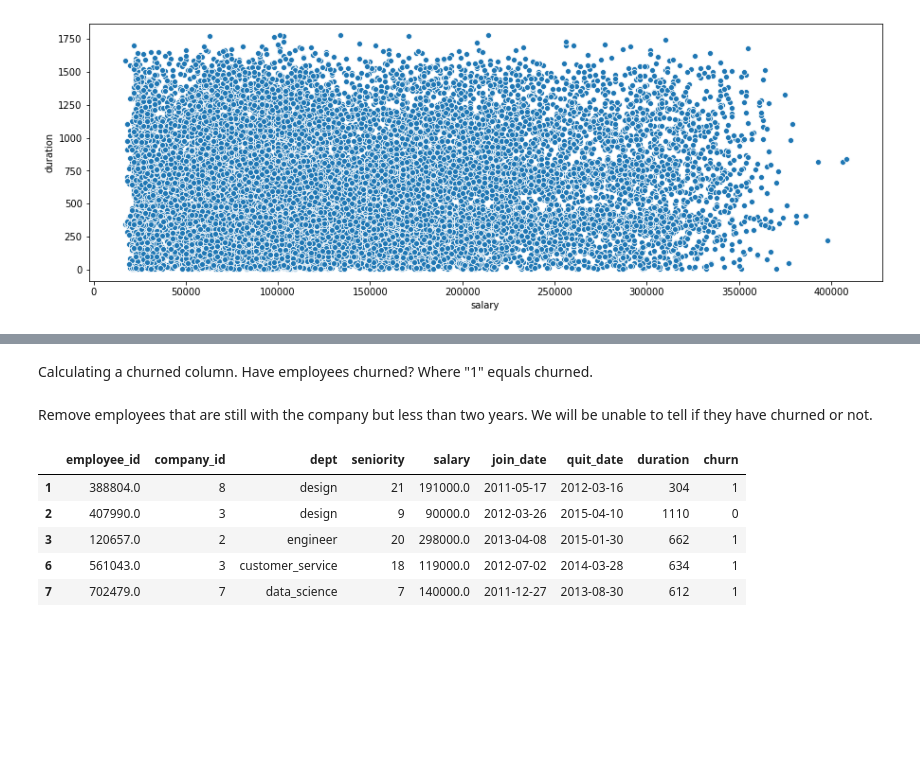
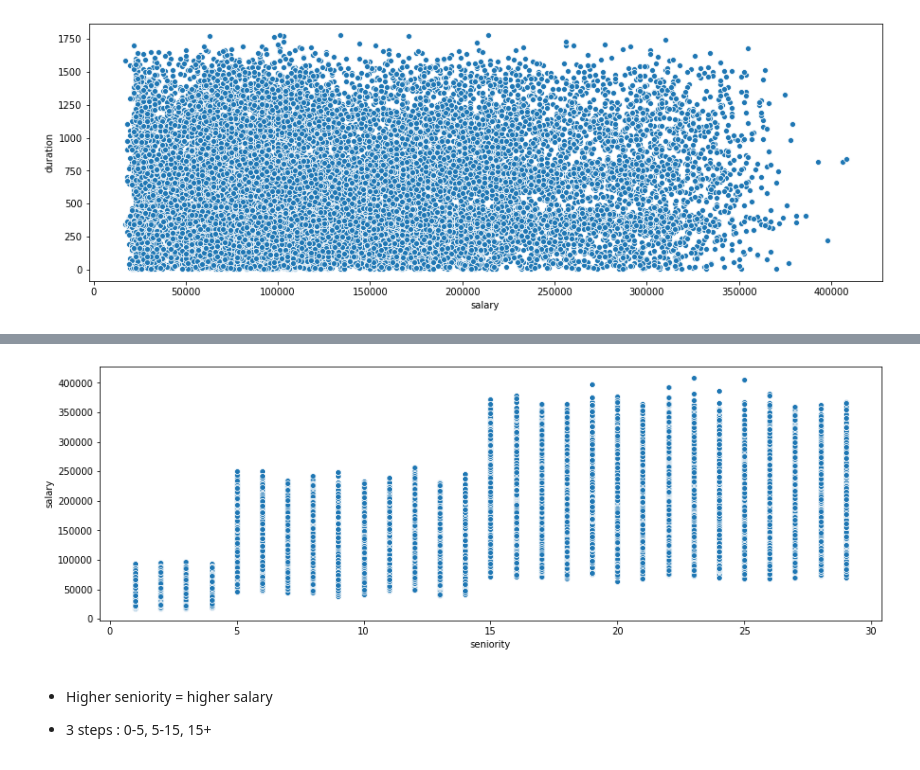
Before and after one commit to dc-larson/Data_Challenges, a Jupyter notebook: Employee_Retention_Challenge/Larson_Daniel_employeeRetention.ipynb, the cells around one changed output, grey strips where cells are left out. Cells and saved outputs as stored; diff of their text form; code cells hidden in the pictures; blank space fills up the shorter version.

```diff
--- a/Employee_Retention_Challenge/Larson_Daniel_employeeRetention.ipynb
+++ b/Employee_Retention_Challenge/Larson_Daniel_employeeRetention.ipynb
@@ -368,17 +358,10 @@ df.head()
-# %%
-df['churn'] = np.where(df.duration < 730, 1, 0)
-# %% [markdown]
-Calculating a churned column. Have employees churned? Where "1" equals churned.
-# %%
-df = df[~((df.quit_date == '2015-12-13') & (df.duration < 720))]
-# %% [markdown]
-Remove employees that are still with the company but less than two years. We will be unable to tell if they have churned or not.
-# %%
-df.head()
-# %% [output]
-|  | employee_id | company_id | dept | seniority | salary | join_date | quit_date | duration | churn |
-| 1 | 388804.0 | 8 | design | 21 | 191000.0 | 2011-05-17 | 2012-03-16 | 304 | 1 |
-| 2 | 407990.0 | 3 | design | 9 | 90000.0 | 2012-03-26 | 2015-04-10 | 1110 | 0 |
-| 3 | 120657.0 | 2 | engineer | 20 | 298000.0 | 2013-04-08 | 2015-01-30 | 662 | 1 |
-| 6 | 561043.0 | 3 | customer_service | 18 | 119000.0 | 2012-07-02 | 2014-03-28 | 634 | 1 |
-| 7 | 702479.0 | 7 | data_science | 7 | 140000.0 | 2011-12-27 | 2013-08-30 | 612 | 1 |
+# %%
+plt.figure(figsize=(15,5))
+ax = sns.scatterplot(x="seniority", y="salary",
+                     data=df)
+# %% [output]
+[figure, added]
+# %% [markdown]
+* Higher seniority = higher salary
+
+* 3 steps : 0-5, 5-15, 15+
```
Also changed, not shown: parts of 28 cells of this notebook.
